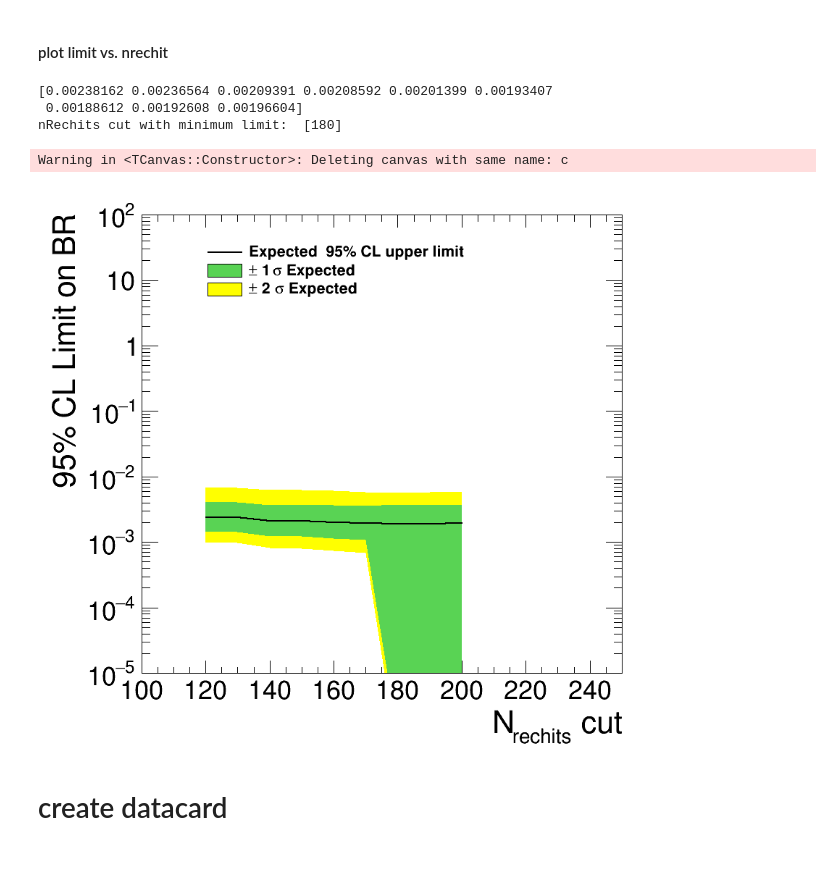
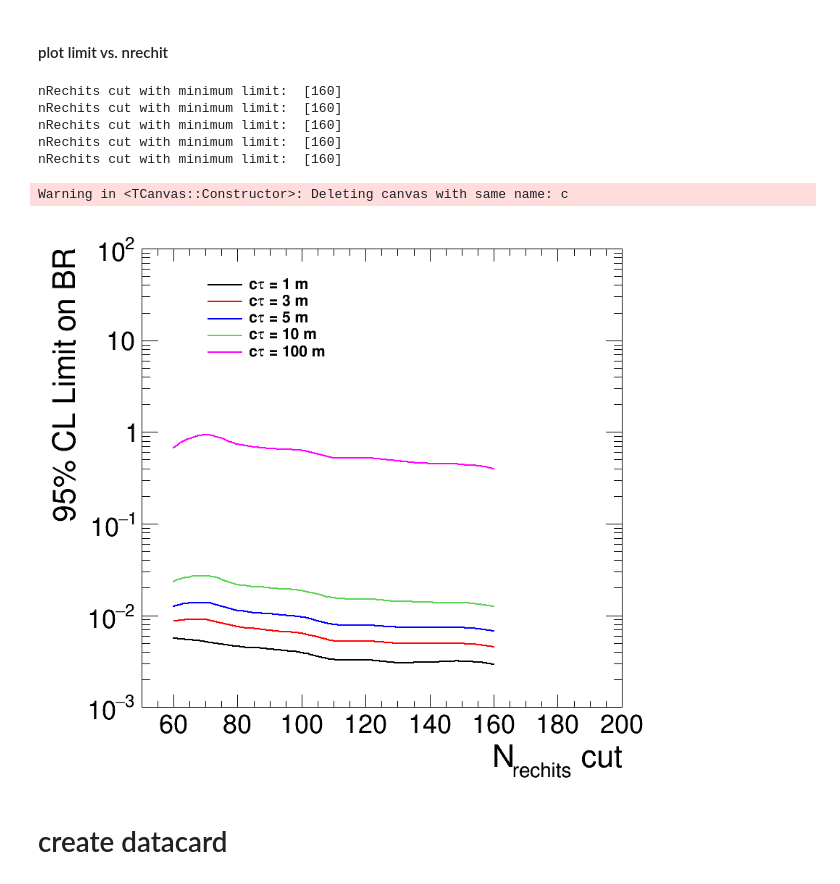
Before and after one commit to cms-lpc-llp/delayed_jet_analyzer, a Jupyter notebook: plot_scripts/MuonSystem_Analysis/MuonSystem_plots-limitPlot.ipynb, the cells around one changed output. Drawn from its saved outputs; the diff is of its cells as text; code cells hidden in the pictures.

```diff
--- a/plot_scripts/MuonSystem_Analysis/MuonSystem_plots-limitPlot.ipynb
+++ b/plot_scripts/MuonSystem_Analysis/MuonSystem_plots-limitPlot.ipynb
@@ -126,0 +148,18 @@ msv2 = np.genfromtxt(msv2, delimiter=',')
+# %%
+file_dir = '/storage/user/christiw/login-1/christiw/LLP/CMSSW_10_2_13/src/HiggsAnalysis/MuonSystemLimit/data/limits_others/'
+ms1_40 = file_dir + 'atlas_mh125_mx40_ms1.csv'
+ms2_40 = file_dir + 'atlas_mh125_mx40_ms2.csv'
+id55 = file_dir + 'atlas_mh125_mx55_id.csv'
+comb40 = file_dir + 'atlas_mh125_mx40_id_cr_ms2.csv'
+jingyu = file_dir + 'jingyu_mh125_mx55_95p9ifb.csv'
+ms_40 = file_dir + 'atlas_mh125_mx40_ms.csv'
+ms_15 = file_dir + 'atlas_mh125_mx15_ms.csv'
+
+ms_40 = np.genfromtxt(ms_40, delimiter=',')
+ms_15 = np.genfromtxt(ms_15, delimiter=',')
+ms1_40 = np.genfromtxt(ms1_40, delimiter=',')
+ms2_40 = np.genfromtxt(ms2_40, delimiter=',')
+id55 = np.genfromtxt(id55, delimiter=',')
+comb40 = np.genfromtxt(comb40, delimiter=',')
+jingyu = np.genfromtxt(jingyu, delimiter=',')
+print(comb40.shape)
@@ -271,63 +457,69 @@ for NEW_CTAU in ctaus:
 import importlib
 importlib.reload(sys.modules['histo_utilities'])
 from histo_utilities import create_TH1D, create_TH2D, std_color_list, create_TGraph, make_ratio_plot
-leg = rt.TLegend(0.25,0.80,0.55,0.90)
+leg = rt.TLegend(0.25,0.75,0.55,0.90)
 leg.SetTextSize(0.03)
 leg.SetBorderSize(0)
 leg.SetEntrySeparation(0.01)
 
 
 
 c = rt.TCanvas('c','c', 900, 800)
 # Plotting ncsc
 start_t = time.time()
 
 rt.gStyle.SetOptFit(1011)
-# for i,k in enumerate(tree_bkg.keys()):
-br = 1
-ctaus_m = ctaus/100
-print(limits[:,2])
-h = create_TGraph(nRechits, limits[:,2],  axis_title=['N_{rechits} cut', '95% CL Limit on BR'])
-h_exp1sig = create_TGraph(np.hstack((nRechits, np.flip(nRechits))), np.hstack((limits[:,1], np.flip(limits[:,3]))))
-h_exp2sig = create_TGraph(np.hstack((nRechits, np.flip(nRechits))), np.hstack((limits[:,0], np.flip(limits[:,4]))))
-leg.AddEntry(h, "Expected  95% CL upper limit", "L")
-leg.AddEntry(h_exp1sig, "#pm 1 #sigma Expected", 'F')
-leg.AddEntry(h_exp2sig, "#pm 2 #sigma Expected", 'F')
+h = {}
+h_exp2sig = {}
+h_exp1sig = {}
 
-h_exp1sig.SetFillColor(std_color_list[3])
-h_exp2sig.SetFillColor(5)
-h.SetLineColor(std_color_list[0])
-h.SetLineWidth(2)
+for i, ct in enumerate(ctaus):
 
-h.Draw('LA')
+#     print(limits[i,2])
+#     print(limits[i,:,2])
+    h[ct] = create_TGraph(nRechits, limits[i,:,2],  axis_title=['N_{rechits} cut', '95% CL Limit on BR'])
+#     h_exp1sig = create_TGraph(np.hstack((nRechits, np.flip(nRechits))), np.hstack((limits[:,1], np.flip(limits[:,3]))))
+#     h_exp2sig = create_TGraph(np.hstack((nRechits, np.flip(nRechits))), np.hstack((limits[:,0], np.flip(limits[:,4]))))
+    leg.AddEntry(h[ct], 'c#tau = '+str(int(int(ct)/100))+' m', "L")
+#     leg.AddEntry(h_exp1sig, "#pm 1 #sigma Expected", 'F')
+#     leg.AddEntry(h_exp2sig, "#pm 2 #sigma Expected", 'F')
 
-h.GetXaxis().SetLimits(100,250)
-h.GetYaxis().SetRangeUser(1e-5,100)
-h.GetXaxis().SetTitleOffset(1)
+#     h_exp1sig.SetFillColor(std_color_list[3])
+#     h_exp2sig.SetFillColor(5)
+    h[ct].SetLineColor(std_color_list[i])
+    h[ct].SetLineWidth(2)
 
-h_exp2sig.Draw('Fsame')
-h_exp1sig.Draw('Fsame')
-h.Draw('Lsame')
+    h[ct].Draw('ac' if i == 0 else 'c')
 
-result = nRechits[np.where(limits[:,2] == np.amin(limits[:,2]))]
-print("nRechits cut with minimum limit: ", result)
+    h[ct].GetXaxis().SetLimits(50,200)
+    h[ct].GetYaxis().SetRangeUser(1e-3,100)
+    h[ct].GetXaxis().SetTitleOffset(1)
+
+#     h_exp2sig.Draw('Fsame')
+#     h_exp1sig.Draw('Fsame')
+#     h.Draw('Lsame')
+
+    result = nRechits[np.where(limits[i,:,2] == np.amin(limits[i,:,2]))]
+    print("nRechits cut with minimum limit: ", result)
 
 
 
 
 leg.Draw()
 c.SetRightMargin(0.1)
 c.SetLogy()
 # c.SetLogx()
 
 c.Draw()
 # print(time.time()-start_t)
 # %% [output]
-[0.00238162 0.00236564 0.00209391 0.00208592 0.00201399 0.00193407
- 0.00188612 0.00192608 0.00196604]
-nRechits cut with minimum limit:  [180]
+nRechits cut with minimum limit:  [160]
+nRechits cut with minimum limit:  [160]
+nRechits cut with minimum limit:  [160]
+nRechits cut with minimum limit:  [160]
+nRechits cut with minimum limit:  [160]
 Warning in <TCanvas::Constructor>: Deleting canvas with same name: c
-[figure, old version]
+[figure, new version]
 # %% [markdown]
 # create datacard
 # %% [markdown]
```
Also changed, not shown: parts of 8 cells of this notebook, 7 other files.
